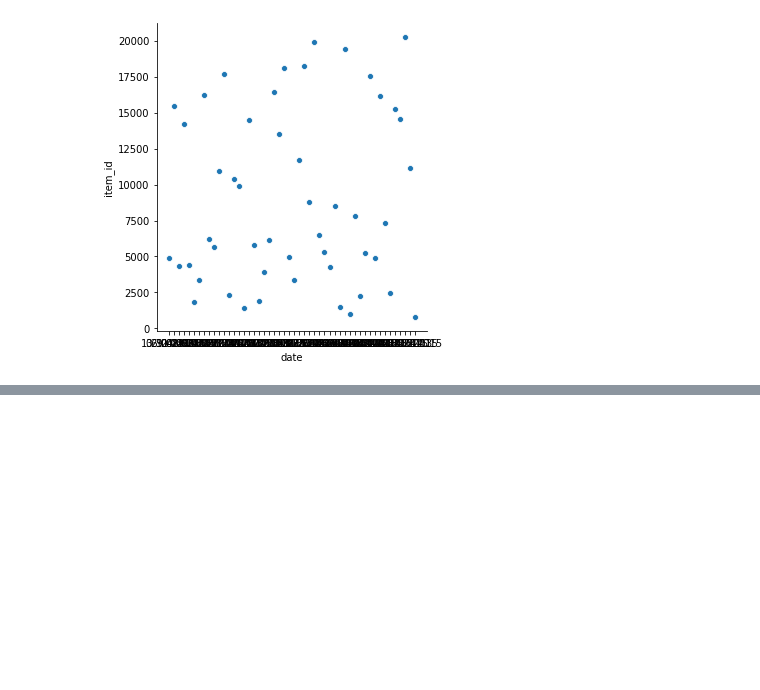
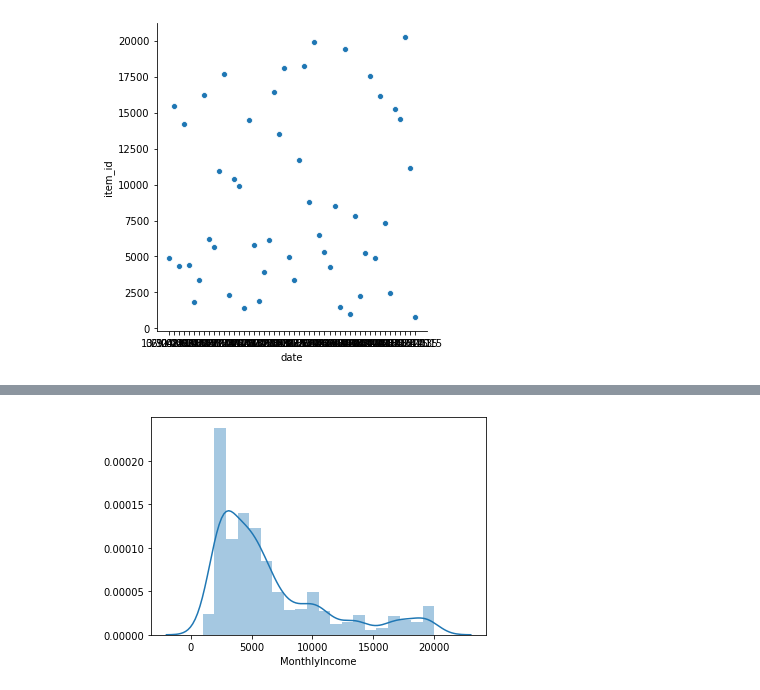
Before and after one commit to maxdev42/Python_Big_Data_Docker, a Jupyter notebook: Exercices/Exercices_partie2_dataviz.ipynb, the cells around one changed output, grey strips where cells are left out. Saved outputs shown, nothing was run; the diff lists cells and outputs as text; code cells hidden in the pictures; blank space fills up the shorter version.

```diff
--- a/Exercices/Exercices_partie2_dataviz.ipynb
+++ b/Exercices/Exercices_partie2_dataviz.ipynb
@@ -118,0 +178,6 @@ sns.relplot(x='date',y='item_id',data=sales_data_sample, sizes=(20, 6))
+# %%
+# Partie 4
+
+graphDistPlot = sns.distplot(ibm_data.MonthlyIncome)
+# %% [output]
+[figure, added]
```
Also changed, not shown: parts of 8 cells of this notebook.
